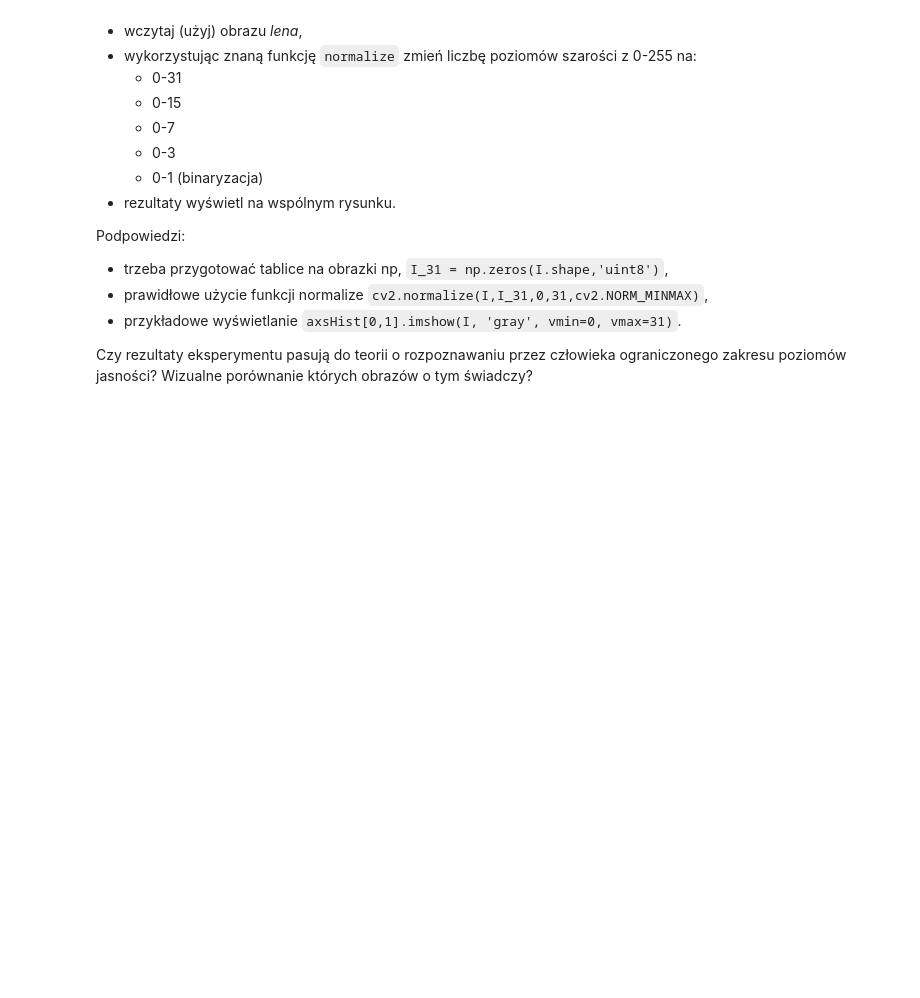
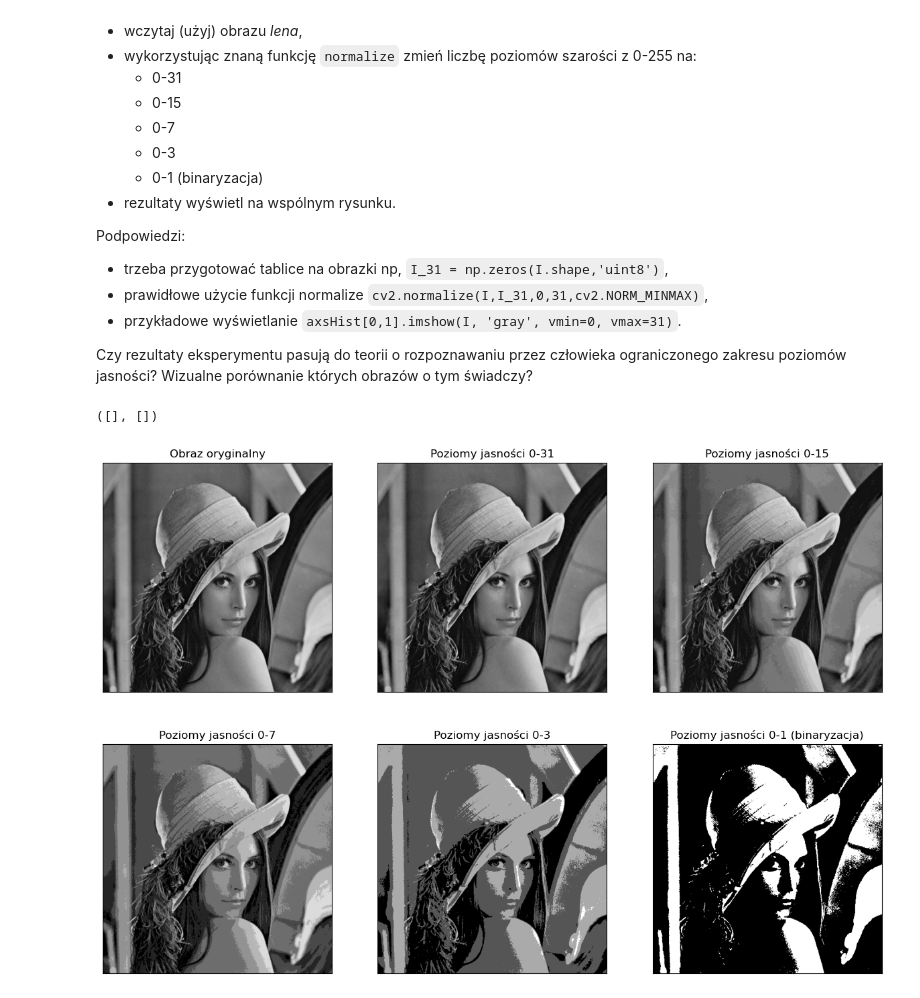
Before and after one commit to michal-proc/digital-image-processing-lab, a Jupyter notebook: 05/05_resolution.ipynb, the cells around one changed output. Saved outputs shown, nothing was run; the diff lists cells and outputs as text; code cells hidden in the pictures; blank space fills up the shorter version.

```diff
--- a/05/05_resolution.ipynb
+++ b/05/05_resolution.ipynb
@@ -408,0 +404,49 @@ I = cv2.cvtColor(I, cv2.COLOR_BGR2GRAY)
+# %%
+I = cv2.imread('lena.bmp')
+I = cv2.cvtColor(I, cv2.COLOR_BGR2GRAY)
+
+I_31 = np.zeros(I.shape, 'uint8')
+I_15 = np.zeros(I.shape, 'uint8')
+I_07 = np.zeros(I.shape, 'uint8')
+I_03 = np.zeros(I.shape, 'uint8')
+I_01 = np.zeros(I.shape, 'uint8')
+
+I_31_norm = cv2.normalize(I, I_31, 0, 31, cv2.NORM_MINMAX)
+I_15_norm = cv2.normalize(I, I_15, 0, 15, cv2.NORM_MINMAX)
+I_07_norm = cv2.normalize(I, I_07, 0, 7, cv2.NORM_MINMAX)
+I_03_norm = cv2.normalize(I, I_03, 0, 3, cv2.NORM_MINMAX)
+I_01_norm = cv2.normalize(I, I_01, 0, 1, cv2.NORM_MINMAX)
+
+fig, axs = plt.subplots(2, 3)
+fig.set_size_inches(15, 10)
+
+axs[0, 0].imshow(I, cmap="gray")
+axs[0, 0].set_title("Obraz originalny")
+axs[0, 0].set_xticks([]), axs[0, 0].set_yticks([])
+
+axs[0, 0].imshow(I, cmap="gray")
+axs[0, 0].set_title("Obraz oryginalny")
+axs[0, 0].set_xticks([]), axs[0, 0].set_yticks([])
+
+axs[0, 1].imshow(I_31_norm, cmap="gray")
+axs[0, 1].set_title("Poziomy jasności 0-31")
+axs[0, 1].set_xticks([]), axs[0, 1].set_yticks([])
+
+axs[0, 2].imshow(I_15_norm, cmap="gray")
+axs[0, 2].set_title("Poziomy jasności 0-15")
+axs[0, 2].set_xticks([]), axs[0, 2].set_yticks([])
+
+axs[1, 0].imshow(I_07_norm, cmap="gray")
+axs[1, 0].set_title("Poziomy jasności 0-7")
+axs[1, 0].set_xticks([]), axs[1, 0].set_yticks([])
+
+axs[1, 1].imshow(I_03_norm, cmap="gray")
+axs[1, 1].set_title("Poziomy jasności 0-3")
+axs[1, 1].set_xticks([]), axs[1, 1].set_yticks([])
+
+axs[1, 2].imshow(I_01_norm, cmap="gray")
+axs[1, 2].set_title("Poziomy jasności 0-1 (binaryzacja)")
+axs[1, 2].set_xticks([]), axs[1, 2].set_yticks([])
+# %% [output]
+([], [])
+[figure, added]
```
Also changed, not shown: parts of 1 cell of this notebook.
